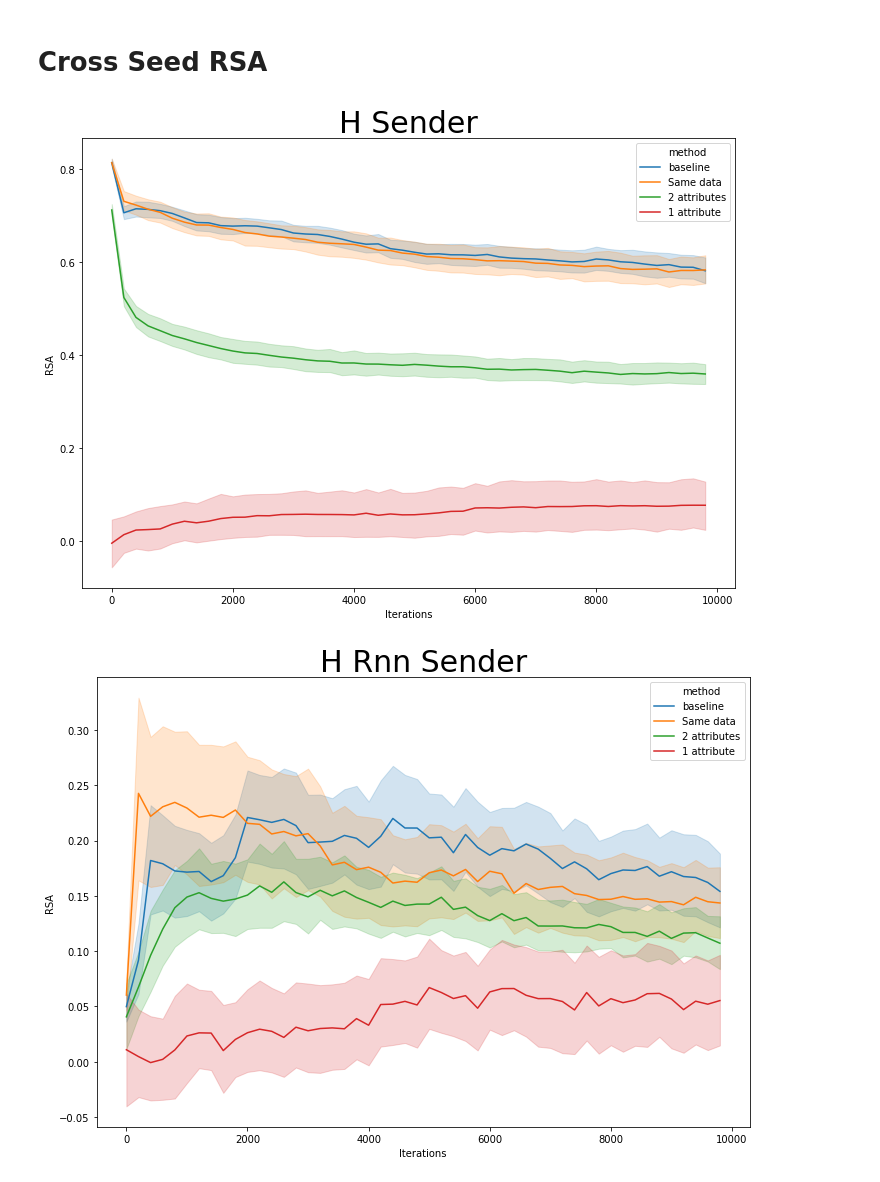
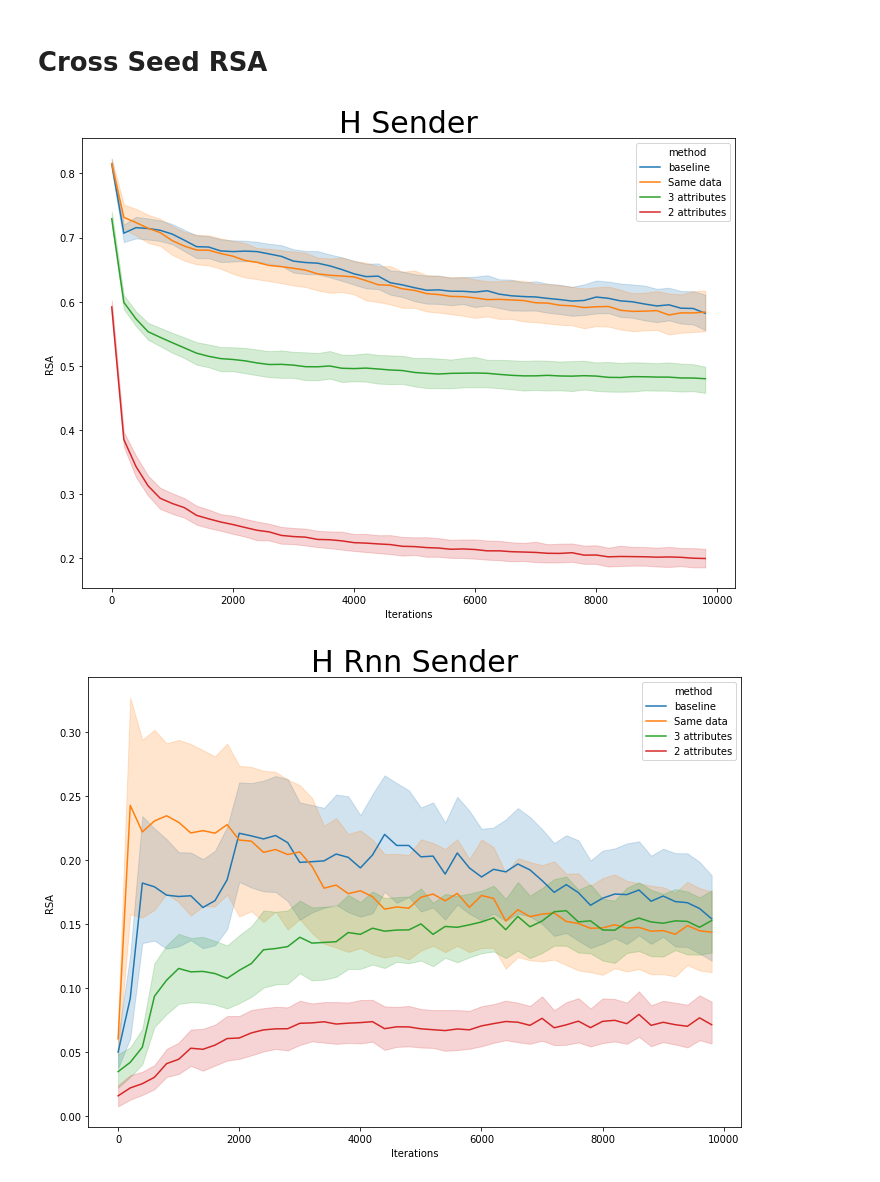
Before and after one commit to OscarLigthart/TopographicSimilarity, a Jupyter notebook: analysis.ipynb, the cells around one changed output. Cells and saved outputs as stored; diff of their text form; code cells hidden in the pictures.

```diff
--- a/analysis.ipynb
+++ b/analysis.ipynb
@@ -125,7 +125,7 @@ Distances used:
 - "targets": spatial.distance.hamming
 - "messages": on_hot_hamming #one hot sequence, flatten and then run hamming distance
 # %%
-for k in metrics['baseline']['1'][0]:
+for k in metrics['baseline']['10'][0]:
     if 'RSA' in k:
         plot_metric(metrics, metric=k)
 # %% [output]
@@ -192,18 +192,19 @@ def plot_rsa_metric(results, metric, ylabel=None, show_error=True,
 # %%
 RSA_BASELINE = pickle.load(open(f'{baseline_path}/rsa_analysis.pkl', 'rb'))
 RSA_SAME_DATA = pickle.load(open(f'runs/lstm_h_64_lr_0.001_max_len_10_vocab_25_same_data_attr_5/rsa_analysis.pkl', 'rb'))
+RSA_3_ATTR = pickle.load(open(f'runs/lstm_h_64_lr_0.001_max_len_10_vocab_25_attr_3/rsa_analysis.pkl', 'rb'))
 RSA_2_ATTR = pickle.load(open(f'runs/lstm_h_64_lr_0.001_max_len_10_vocab_25_attr_2/rsa_analysis.pkl', 'rb'))
 RSA_1_ATTR = pickle.load(open(f'runs/lstm_h_64_lr_0.001_max_len_10_vocab_25_attr_1/rsa_analysis.pkl', 'rb'))
 
 
 RSA_ANALYSIS = {'baseline': RSA_BASELINE,
                 'Same data': RSA_SAME_DATA,
+                '3 attributes': RSA_3_ATTR,
                 '2 attributes': RSA_2_ATTR,
-                '1 attribute': RSA_1_ATTR
                }
 
 for k in RSA_BASELINE:
     plot_rsa_metric(RSA_ANALYSIS, metric=k)
 # %% [output]
-[figure, old version]
+[figure, new version]
-[figure, old version]
+[figure, new version]
```
Also changed, not shown: parts of 4 cells of this notebook, 9 other files.
